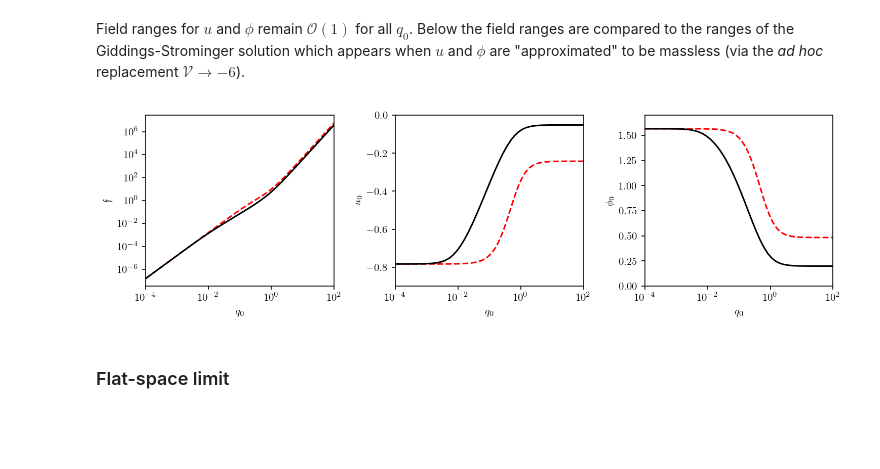
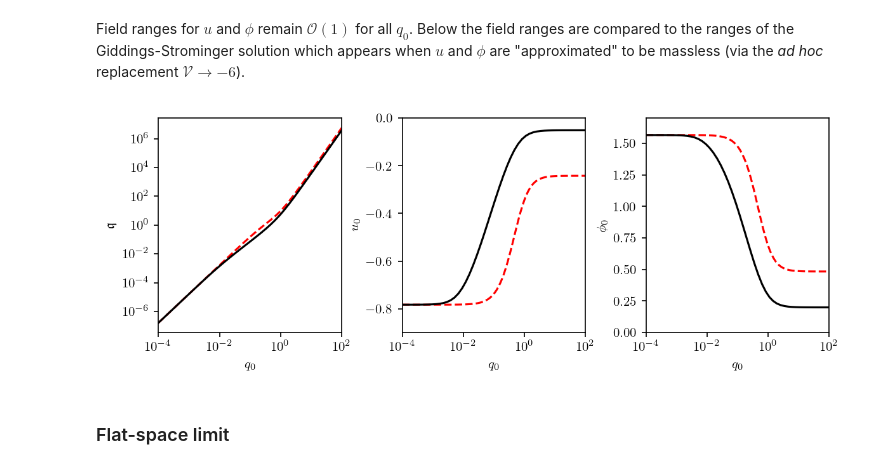
Before and after one commit to gloges/typeII-wormholes, a Jupyter notebook: wormholes.ipynb, the cells around one changed output. Drawn from its saved outputs; the diff is of its cells as text; code cells hidden in the pictures; blank space fills up the shorter version.

Commit message:
Flux -> charge notation change

```diff
--- a/wormholes.ipynb
+++ b/wormholes.ipynb
@@ -45,7 +45,7 @@ q0, rmax = 1, 5
 u0, φ0 = -0.08, 0.3
 
 soln = wh.solve_S3S3(q0, u0, φ0, rmax)
-r, f, u, ud, φ, φd, h, flux4 = wh.symmetrize_S3S3(soln)
+r, f, u, ud, φ, φd, h, charge = wh.symmetrize_S3S3(soln)
 
 fig, axes = plt.subplots(1, 3, figsize=(8,2))
 
@@ -64,7 +64,7 @@ Optimal values for $(u_0,\phi_0)$ to match the AdS boundary conditions ($f\sim\f
 q0, rmax = 1, 20
 
 soln = wh.wormhole_S3S3(q0, rmax, display_summary=True)
-r, f, u, ud, φ, φd, h, flux4 = soln
+r, f, u, ud, φ, φd, h, charge = soln
 
 
 
@@ -135,7 +135,7 @@ q0s = np.geomspace(0.0001, 100, 50)
 
 q0s_ml = np.geomspace(min(q0s), max(q0s), 100)
 data_ml = np.asarray([wh.massless_approx_S3S3(q0) for q0 in q0s_ml])
-u0s_ml, φ0s_ml, flux4s_ml = data_ml.T
+u0s_ml, φ0s_ml, charges_ml = data_ml.T
 
 data = []
 
@@ -143,40 +143,41 @@ for q0 in tqdm(q0s):
 
     rmax = max(10, 10*q0)
     soln = wh.wormhole_S3S3(q0, rmax)
-    r, f, u, ud, φ, φd, h, flux4 = soln
+    r, f, u, ud, φ, φd, h, charge = soln
 
     # It happens that u<0 and φ>0
-    data.append([min(u), max(φ), flux4])
+    data.append([min(u), max(φ), charge])
 
-u0s, φ0s, flux4s = np.asarray(data).T
+u0s, φ0s, charges = np.asarray(data).T
 # %%
-fig, axes = plt.subplots(1, 3, figsize=(10,3), sharex=True)
+fig, axes = plt.subplots(1, 3, figsize=(8,3), sharex=True)
 
-axes[0].plot(q0s_ml, flux4s_ml, '--r')
-axes[0].plot(q0s, flux4s, 'k')
+axes[0].plot(q0s_ml, charges_ml, '--r')
+axes[0].plot(q0s, charges, 'k')
 axes[0].set_yscale('log')
-axes[0].set_ylabel('$\mathfrak{f}$')
+axes[0].set_ylabel('$\mathfrak{q}$')
 
 axes[1].plot(q0s_ml, u0s_ml, '--r')
 axes[1].plot(q0s, u0s, 'k')
 axes[1].set_ylabel('$u_0$')
 axes[1].set_ylim(-0.9, 0)
 
 axes[2].plot(q0s_ml, φ0s_ml, '--r')
 axes[2].plot(q0s, φ0s, 'k')
 axes[2].set_ylabel('$\phi_0$')
 axes[2].set_ylim(0, 1.7)
 
 plt.xlim(min(q0s), max(q0s))
 plt.xscale('log')
 for ax in axes:
     ax.set_xlabel('$q_0$')
 
 plt.tight_layout()
+plt.subplots_adjust(wspace=0.33)
 # plt.savefig('images/S3S3_ranges.png', dpi=300)
 plt.show()
 # %% [output]
-[figure, old version]
+[figure, new version]
 # %% [markdown]
 ### Flat-space limit
 # %% [markdown]
```
Also changed, not shown: parts of 11 cells of this notebook, 6 other files.
